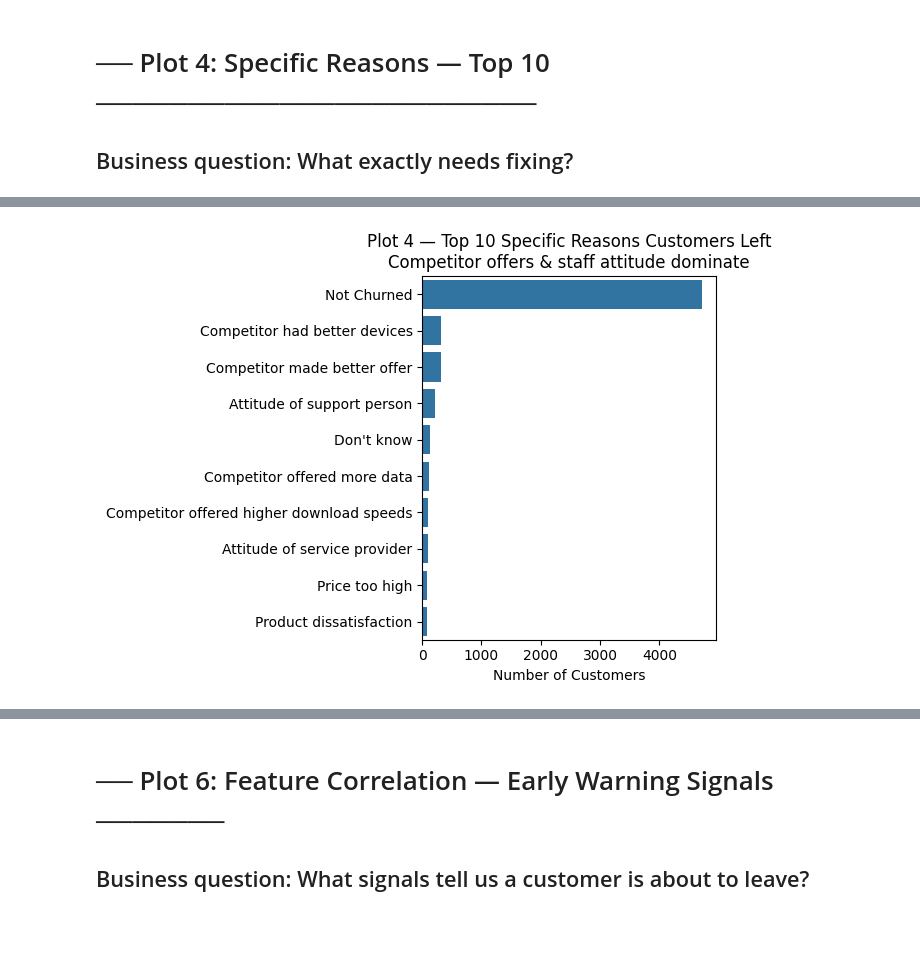
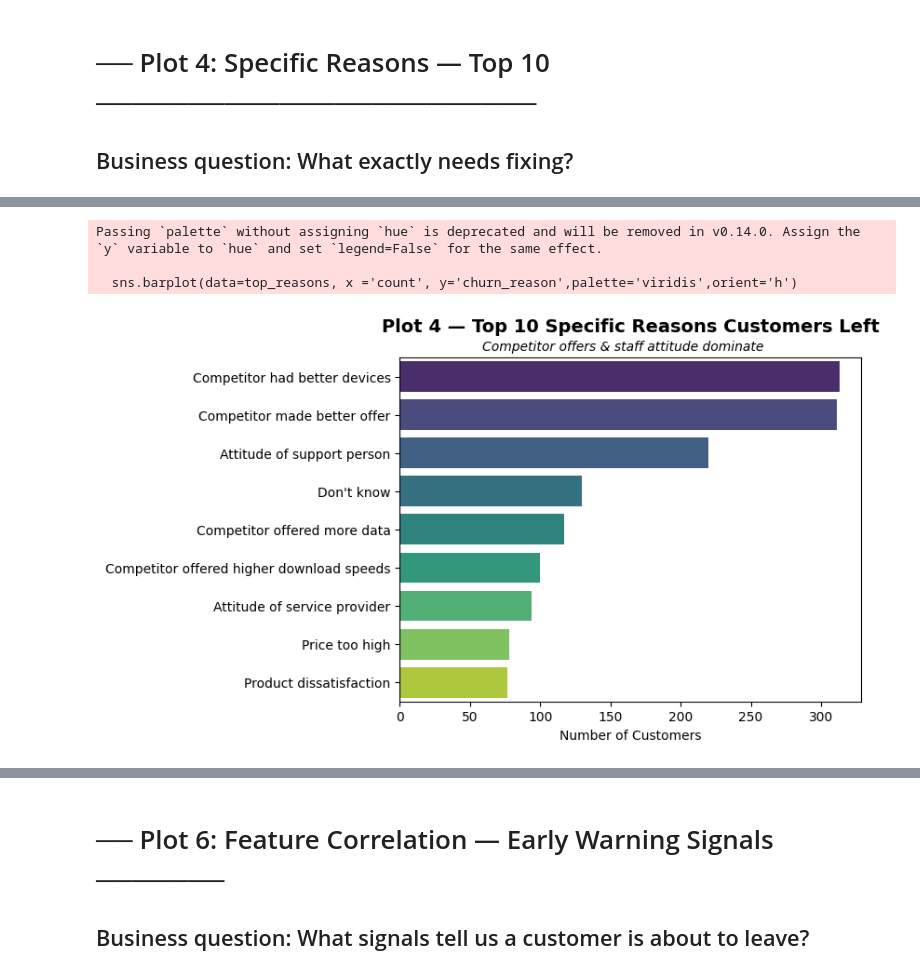
Before and after one commit to Meemansha-spec/EDA-with-Pandas, a Jupyter notebook: Churn_dashboard.ipynb, the cells around one changed output, grey strips where cells are left out. Saved outputs shown, nothing was run; the diff lists cells and outputs as text; code cells hidden in the pictures; blank space fills up the shorter version.

```diff
--- a/Churn_dashboard.ipynb
+++ b/Churn_dashboard.ipynb
@@ -204,4 +211,4 @@ plt.show()
 # %%
 top_reasons = churn_data['churn_reason'].value_counts().head(10).reset_index()
 top_reasons.columns = ['churn_reason','count']
-top_reasons
+top_reasons.drop(0,inplace=True)
@@ -220,9 +228,13 @@ top_reasons
 # %%
-sns.barplot(data=top_reasons, x='count', y='churn_reason')
-plt.title('Plot 4 — Top 10 Specific Reasons Customers Left\nCompetitor offers & staff attitude dominate')
+sns.barplot(data=top_reasons, x ='count', y='churn_reason',palette='viridis',orient='h')
+plt.title('Plot 4 — Top 10 Specific Reasons Customers Left',fontsize = 14, fontweight = 'bold',pad = 20)
+plt.suptitle('Competitor offers & staff attitude dominate',fontsize=10, style='italic', y=0.92)
 plt.xlabel('Number of Customers')
 plt.ylabel('')
-plt.tight_layout()
+#plt.tight_layout()
 plt.show()
 # %% [output]
+Passing `palette` without assigning `hue` is deprecated and will be removed in v0.14.0. Assign the `y` variable to `hue` and set `legend=False` for the same effect.
+
+  sns.barplot(data=top_reasons, x ='count', y='churn_reason',palette='viridis',orient='h')
-[figure, old version]
+[figure, new version]
```
Also changed, not shown: parts of 21 cells of this notebook.
